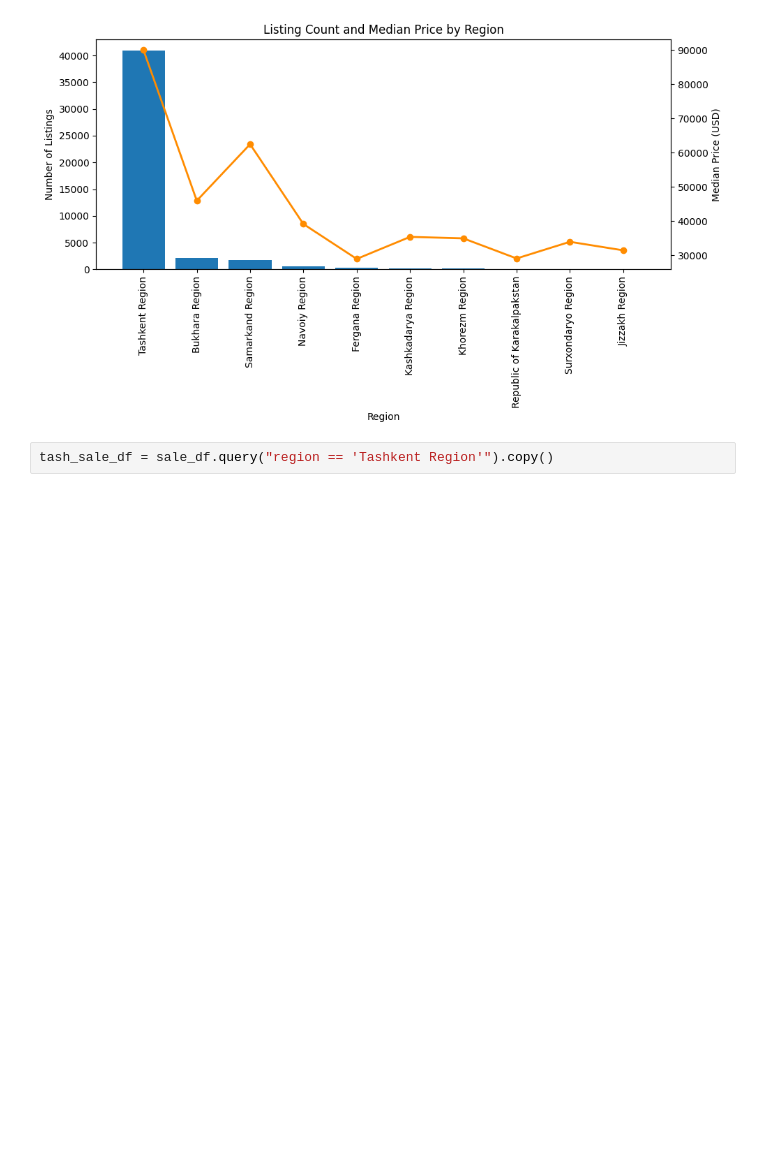
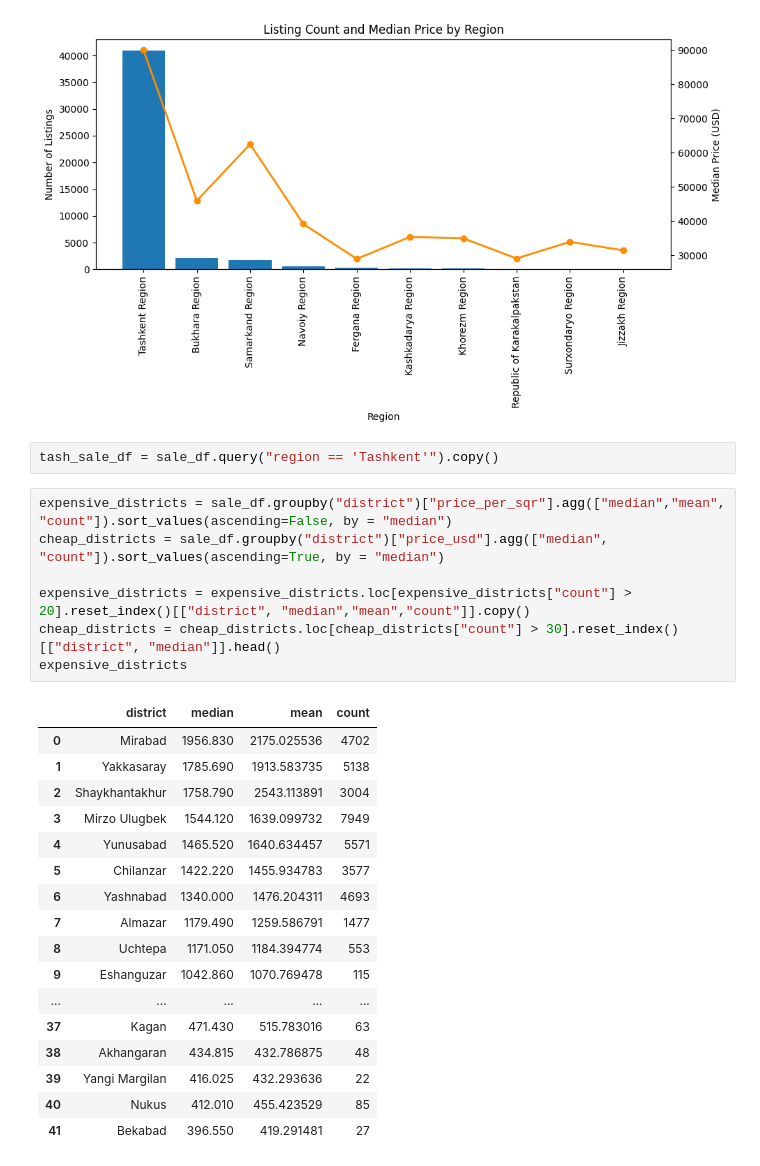
Before and after one commit to Javoh20111/Tashkent-apartment-analysis, a Jupyter notebook: notebooks/2_data_analysis.ipynb, the cells around one changed output. Saved outputs shown, nothing was run; the diff lists cells and outputs as text; blank space fills up the shorter version.

Commit message:
filter data for Tashkent and add district-wise price summary table

```diff
--- a/notebooks/2_data_analysis.ipynb
+++ b/notebooks/2_data_analysis.ipynb
@@ -132,4 +132,29 @@ plt.show()
 # %% [output]
 [figure]
 # %%
-tash_sale_df = sale_df.query("region == 'Tashkent Region'").copy()
+tash_sale_df = sale_df.query("region == 'Tashkent'").copy()
+# %%
+expensive_districts = sale_df.groupby("district")["price_per_sqr"].agg(["median","mean", "count"]).sort_values(ascending=False, by = "median")
+cheap_districts = sale_df.groupby("district")["price_usd"].agg(["median", "count"]).sort_values(ascending=True, by = "median")
+
+expensive_districts = expensive_districts.loc[expensive_districts["count"] > 20].reset_index()[["district", "median","mean","count"]].copy()
+cheap_districts = cheap_districts.loc[cheap_districts["count"] > 30].reset_index()[["district", "median"]].head()
+expensive_districts
+# %% [output]
+|  | district | median | mean | count |
+| 0 | Mirabad | 1956.830 | 2175.025536 | 4702 |
+| 1 | Yakkasaray | 1785.690 | 1913.583735 | 5138 |
+| 2 | Shaykhantakhur | 1758.790 | 2543.113891 | 3004 |
+| 3 | Mirzo Ulugbek | 1544.120 | 1639.099732 | 7949 |
+| 4 | Yunusabad | 1465.520 | 1640.634457 | 5571 |
+| 5 | Chilanzar | 1422.220 | 1455.934783 | 3577 |
+| 6 | Yashnabad | 1340.000 | 1476.204311 | 4693 |
+| 7 | Almazar | 1179.490 | 1259.586791 | 1477 |
+| 8 | Uchtepa | 1171.050 | 1184.394774 | 553 |
+| 9 | Eshanguzar | 1042.860 | 1070.769478 | 115 |
+| ... | ... | ... | ... | ... |
+| 37 | Kagan | 471.430 | 515.783016 | 63 |
+| 38 | Akhangaran | 434.815 | 432.786875 | 48 |
+| 39 | Yangi Margilan | 416.025 | 432.293636 | 22 |
+| 40 | Nukus | 412.010 | 455.423529 | 85 |
+| 41 | Bekabad | 396.550 | 419.291481 | 27 |
```
